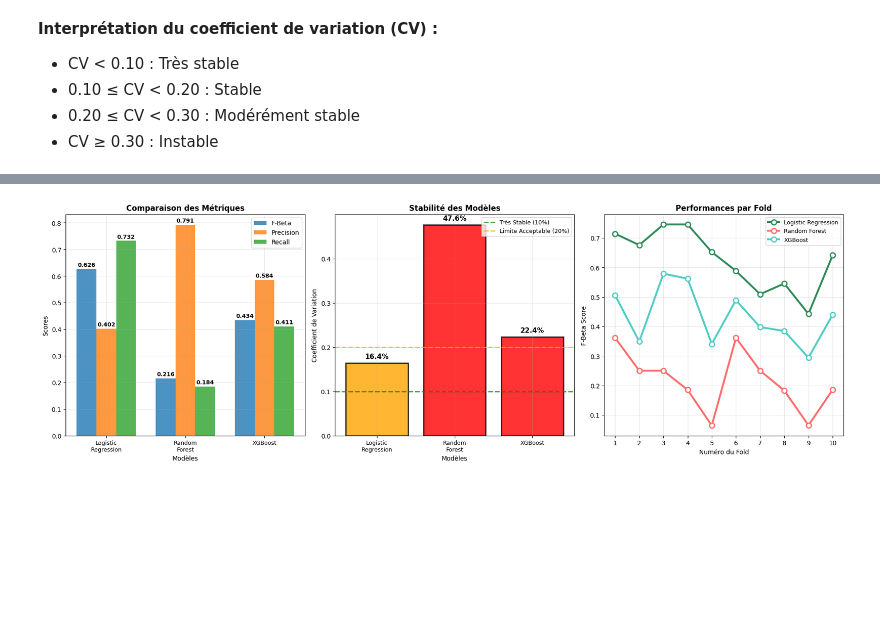
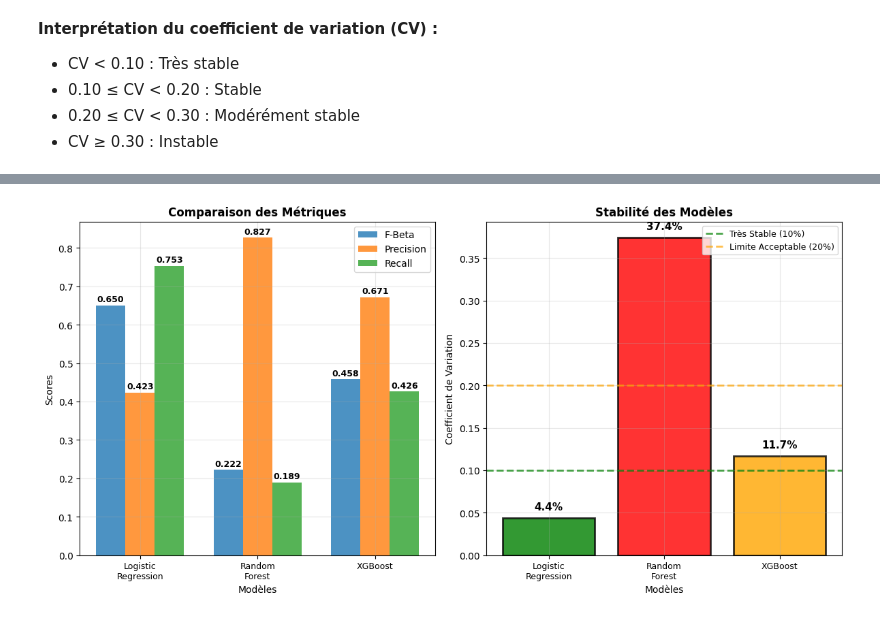
Before and after one commit to Christophe-Ringot/projet_04_OC, a Jupyter notebook: main.ipynb, the cells around one changed output, grey strips where cells are left out. Saved outputs shown, nothing was run; the diff lists cells and outputs as text; code cells hidden in the pictures; blank space fills up the shorter version.

```diff
--- a/main.ipynb
+++ b/main.ipynb
@@ -602,12 +644,11 @@ results.round(3)
 # %%
 plt.style.use('default')
-fig, axes = plt.subplots(1, 3, figsize=(18, 6))
+fig, axes = plt.subplots(1, 2, figsize=(12, 6))
 fig.suptitle('Analyse des Faux Positifs et Vrais Positifs', fontsize=16, fontweight='bold')
 
 models = {
     'Logistic Regression': logistic_pred,
-    'Random Forest': rf_pred,
-    'XGBoost': xgb_pred
+    'Random Forest': rf_pred
 }
 
 for i, (name, pred) in enumerate(models.items()):
@@ -640,14 +683,14 @@ Utilisation d'une cross-validation avec StratifiedKFold pour :
 - 0.20 ≤ CV < 0.30 : Modérément stable
 - CV ≥ 0.30 : Instable
 # %%
-cv = StratifiedKFold(n_splits=10, shuffle=True, random_state=50)
+cv = StratifiedKFold(n_splits=5, shuffle=True, random_state=42)
 beta = 2
 
 models = {
-    'Dummy': DummyClassifier(strategy='stratified', random_state=50),
-    'Logistic Regression': LogisticRegression(random_state=50, max_iter=1000, class_weight="balanced"),
-    'Random Forest': RandomForestClassifier(n_estimators=500, random_state=50, n_jobs=-1, class_weight="balanced"),
-    'XGBoost': xgb.XGBClassifier(random_state=50, eval_metric='logloss', scale_pos_weight=5)
+    'Dummy': (DummyClassifier(strategy='stratified', random_state=42), X_train_lr),
+    'Logistic Regression': (LogisticRegression(random_state=42, max_iter=1000, class_weight="balanced"), X_train_lr),
+    'Random Forest': (RandomForestClassifier(n_estimators=500, random_state=42, n_jobs=-1, class_weight="balanced"), X_train_tree),
+    'XGBoost': (xgb.XGBClassifier(random_state=42, eval_metric='logloss', scale_pos_weight=5), X_train_tree)
 }
 
 cv_results = {
@@ -658,10 +701,11 @@ cv_results = {
     'recall': []
 }
 
-for model_name, model in models.items():
+for model_name, (model, X_data) in models.items():
     print(f"\n{model_name}")
-    for fold, (train_idx, val_idx) in enumerate(cv.split(X_train_final, y_train)):
-        X_cv_train, X_cv_val = X_train_final.iloc[train_idx], X_train_final.iloc[val_idx]
+    for fold, (train_idx, val_idx) in enumerate(cv.split(X_data, y_train)):
+
+        X_cv_train, X_cv_val = X_data[train_idx], X_data[val_idx]
         y_cv_train, y_cv_val = y_train.iloc[train_idx], y_train.iloc[val_idx]
 
         model.fit(X_cv_train, y_cv_train)
@@ -678,5 +722,7 @@ for model_name, model in models.items():
         cv_results['recall'].append(recall)
 
         print(f"  Fold {fold + 1}: FBeta={fbeta:.3f}, Precision={precision:.3f}, Recall={recall:.3f}")
+
+cv_df = pd.DataFrame(cv_results)
 # %% [output]
 Dummy
@@ -741,5 +801,5 @@ for model_name in ['Logistic Regression', 'Random Forest', 'XGBoost']:
 # %%
-fig, axes = plt.subplots(1, 3, figsize=(18, 6))
+fig, axes = plt.subplots(1, 2, figsize=(12, 6))
 
 colors = ['#2E8B57', '#FF6B6B', '#4ECDC4']
 models = ['Logistic Regression', 'Random Forest', 'XGBoost']
@@ -768,49 +828,32 @@ ax.set_title('Comparaison des Métriques', fontweight='bold')
 ax.set_xticks(x)
 ax.set_xticklabels([name.replace(' ', '\n') for name in model_names], fontsize=9)
 ax.legend()
 ax.grid(True, alpha=0.3)
 
 ax = axes[1]
 cvs = [model_metrics[m]['cv_coefficient'] for m in model_names]
 colors_stability = ['green' if cv < 0.10 else 'orange' if cv < 0.20 else 'red' for cv in cvs]
 
 bars = ax.bar(range(len(model_names)), cvs,
               color=colors_stability, alpha=0.8, edgecolor='black', linewidth=2)
 
 for i, cv in enumerate(cvs):
     ax.text(i, cv + 0.01, f'{cv:.1%}',
             ha='center', fontsize=11, fontweight='bold')
 
 ax.axhline(y=0.10, color='green', linestyle='--', alpha=0.7, linewidth=2, label='Très Stable (10%)')
 ax.axhline(y=0.20, color='orange', linestyle='--', alpha=0.7, linewidth=2, label='Limite Acceptable (20%)')
 
 ax.set_xlabel('Modèles')
 ax.set_ylabel('Coefficient de Variation')
 ax.set_title('Stabilité des Modèles', fontweight='bold')
 ax.set_xticks(range(len(model_names)))
 ax.set_xticklabels([name.replace(' ', '\n') for name in model_names], fontsize=9)
 ax.legend(loc='upper right', fontsize=9)
 ax.grid(True, alpha=0.3)
 
-ax = axes[2]
-
-folds = list(range(1, 11))
-
-for i, model in enumerate(models):
-    model_scores = cv_df[cv_df['model'] == model]['fbeta_score'].tolist()
-    ax.plot(folds, model_scores, 'o-', linewidth=3, markersize=8,
-            color=colors[i], label=model, markerfacecolor='white',
-            markeredgewidth=2, markeredgecolor=colors[i])
-
-ax.set_xlabel('Numéro du Fold')
-ax.set_ylabel('F-Beta Score')
-ax.set_title('Performances par Fold', fontweight='bold')
-ax.set_xticks(folds)
-ax.legend(loc='best', fontsize=9)
-ax.grid(True, alpha=0.3)
-
 plt.tight_layout()
 plt.show()
 # %% [output]
-[figure, old version]
+[figure, new version]
 # %% [markdown]
```
Also changed, not shown: parts of 54 cells of this notebook.
